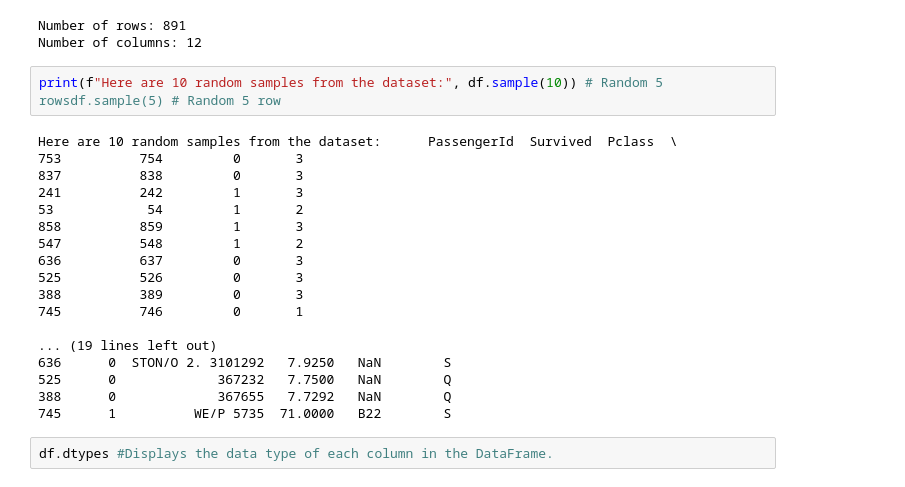
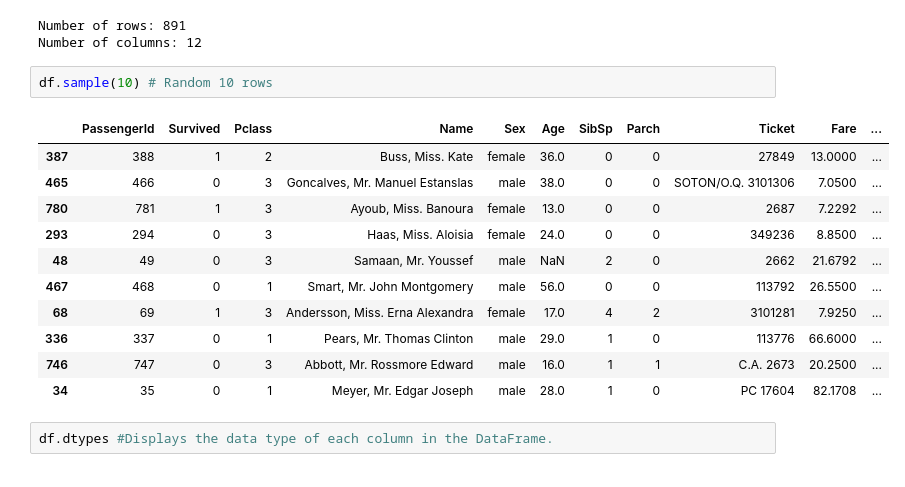
Before and after one commit to MaykInvest/Titanic-analysis, a Jupyter notebook: analysis.ipynb, the cells around one changed output. Drawn from its saved outputs; the diff is of its cells as text.

```diff
--- a/analysis.ipynb
+++ b/analysis.ipynb
@@ -151,25 +149,19 @@ print("Number of columns:", df.shape[1])
 Number of rows: 891
 Number of columns: 12
 # %%
-print(f"Here are 10 random samples from the dataset:", df.sample(10)) # Random 5 rowsdf.sample(5) # Random 5 row
+df.sample(10) # Random 10 rows
 # %% [output]
-Here are 10 random samples from the dataset:      PassengerId  Survived  Pclass  \
-753          754         0       3
-837          838         0       3
-241          242         1       3
-53            54         1       2
-858          859         1       3
-547          548         1       2
-636          637         0       3
-525          526         0       3
-388          389         0       3
-745          746         0       1
-
-... (19 lines left out)
-636      0  STON/O 2. 3101292   7.9250   NaN        S
-525      0             367232   7.7500   NaN        Q
-388      0             367655   7.7292   NaN        Q
-745      1          WE/P 5735  71.0000   B22        S
+|  | PassengerId | Survived | Pclass | Name | Sex | Age | SibSp | Parch | Ticket | Fare | ... |
+| 387 | 388 | 1 | 2 | Buss, Miss. Kate | female | 36.0 | 0 | 0 | 27849 | 13.0000 | ... |
+| 465 | 466 | 0 | 3 | Goncalves, Mr. Manuel Estanslas | male | 38.0 | 0 | 0 | SOTON/O.Q. 3101306 | 7.0500 | ... |
+| 780 | 781 | 1 | 3 | Ayoub, Miss. Banoura | female | 13.0 | 0 | 0 | 2687 | 7.2292 | ... |
+| 293 | 294 | 0 | 3 | Haas, Miss. Aloisia | female | 24.0 | 0 | 0 | 349236 | 8.8500 | ... |
+| 48 | 49 | 0 | 3 | Samaan, Mr. Youssef | male | NaN | 2 | 0 | 2662 | 21.6792 | ... |
+| 467 | 468 | 0 | 1 | Smart, Mr. John Montgomery | male | 56.0 | 0 | 0 | 113792 | 26.5500 | ... |
+| 68 | 69 | 1 | 3 | Andersson, Miss. Erna Alexandra | female | 17.0 | 4 | 2 | 3101281 | 7.9250 | ... |
+| 336 | 337 | 0 | 1 | Pears, Mr. Thomas Clinton | male | 29.0 | 1 | 0 | 113776 | 66.6000 | ... |
+| 746 | 747 | 0 | 3 | Abbott, Mr. Rossmore Edward | male | 16.0 | 1 | 1 | C.A. 2673 | 20.2500 | ... |
+| 34 | 35 | 0 | 1 | Meyer, Mr. Edgar Joseph | male | 28.0 | 1 | 0 | PC 17604 | 82.1708 | ... |
 # %%
 df.dtypes #Displays the data type of each column in the DataFrame.
 # %% [output]
```
Also changed, not shown: parts of 34 cells of this notebook, 1 other file.
